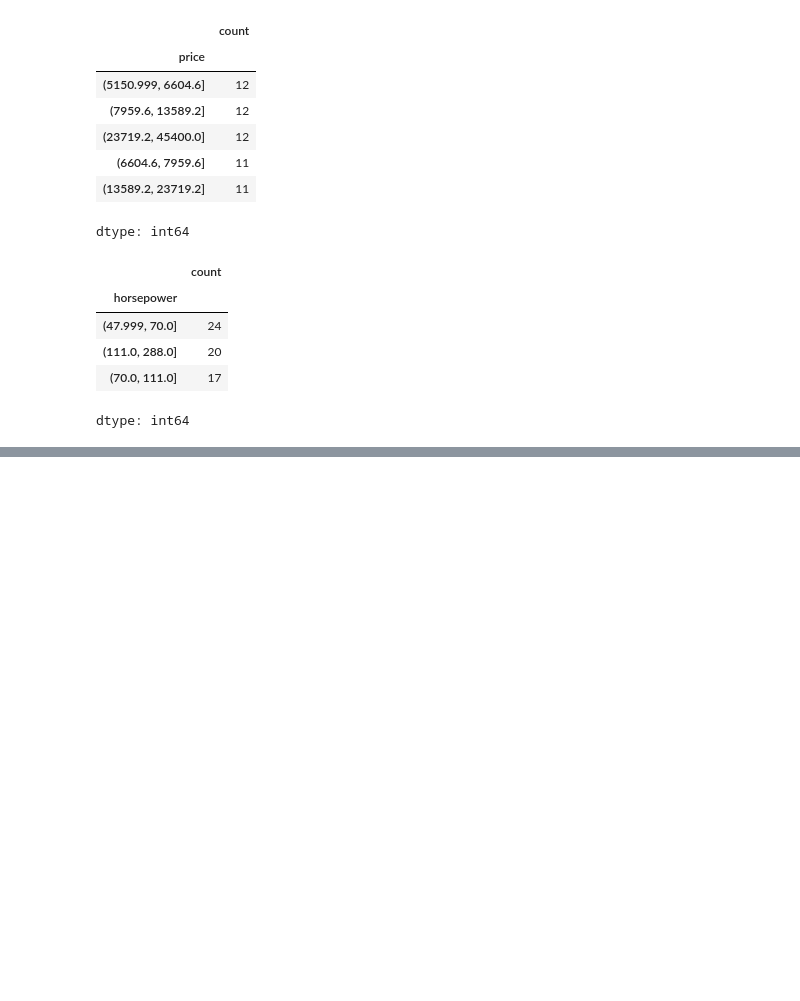
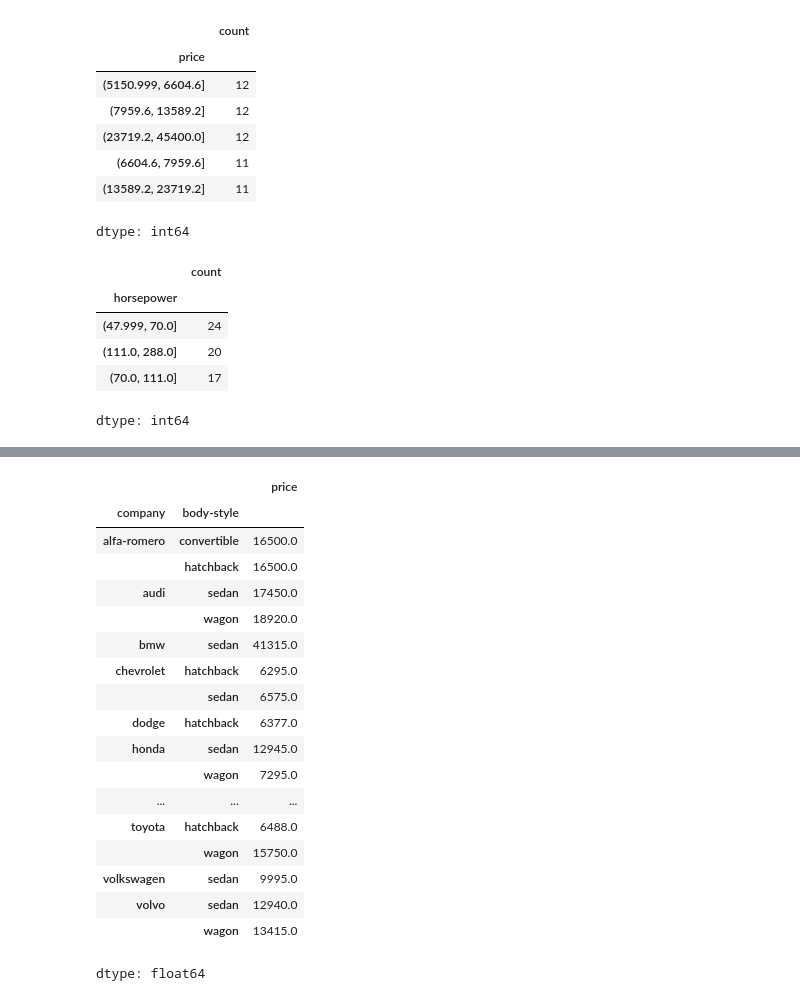
Before and after one commit to Sanjar-prog/Telegram-JavaScript-Bot, a Jupyter notebook: cut()_va_qcut()_yordamida_guruhlash.ipynb, the cells around one changed output, grey strips where cells are left out. Cells and saved outputs as stored; diff of their text form; code cells hidden in the pictures; blank space fills up the shorter version.

```diff
--- a/cut()_va_qcut()_yordamida_guruhlash.ipynb
+++ b/cut()_va_qcut()_yordamida_guruhlash.ipynb
@@ -194,0 +266,22 @@ dtype: int64
+# %%
+df.groupby(['company', 'body-style']).price.max()
+# %% [output]
+|  |  | price |
+| company | body-style |  |
+| alfa-romero | convertible | 16500.0 |
+|  | hatchback | 16500.0 |
+| audi | sedan | 17450.0 |
+|  | wagon | 18920.0 |
+| bmw | sedan | 41315.0 |
+| chevrolet | hatchback | 6295.0 |
+|  | sedan | 6575.0 |
+| dodge | hatchback | 6377.0 |
+| honda | sedan | 12945.0 |
+|  | wagon | 7295.0 |
+| ... | ... | ... |
+| toyota | hatchback | 6488.0 |
+|  | wagon | 15750.0 |
+| volkswagen | sedan | 9995.0 |
+| volvo | sedan | 12940.0 |
+|  | wagon | 13415.0 |
+dtype: float64
```
Also changed, not shown: parts of 6 cells of this notebook.
